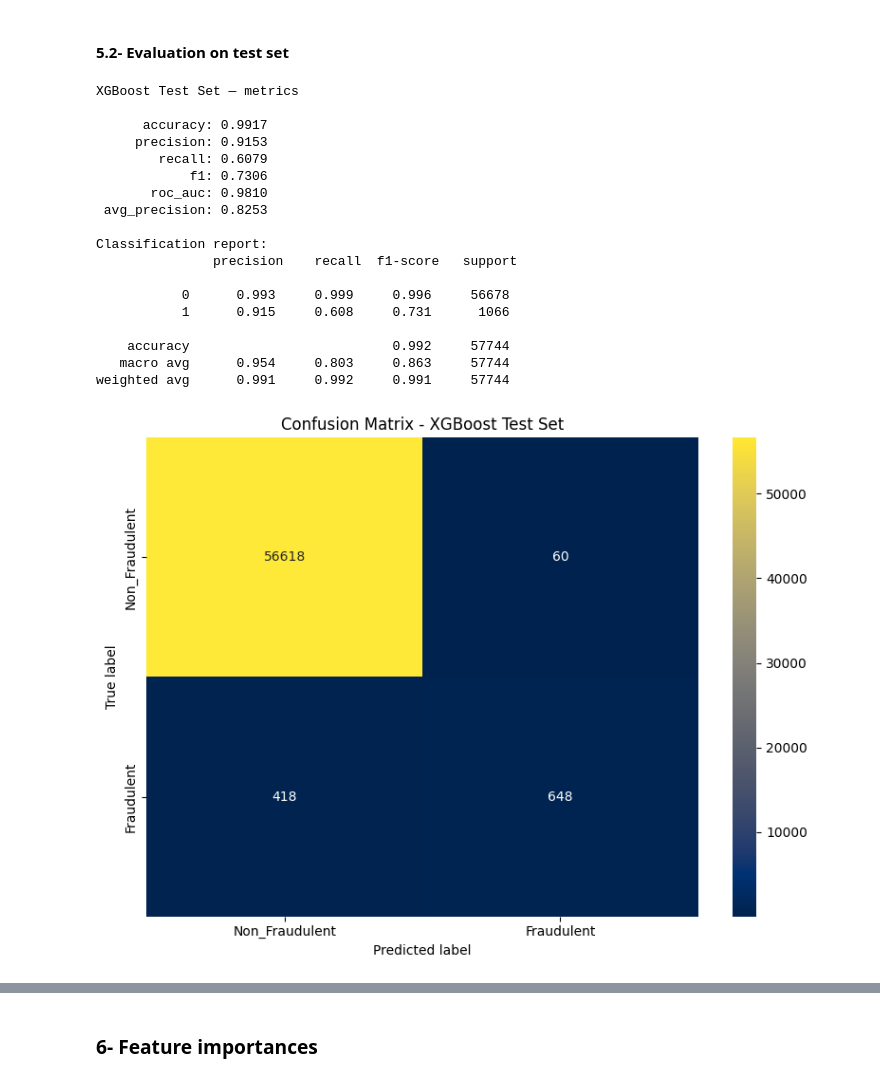
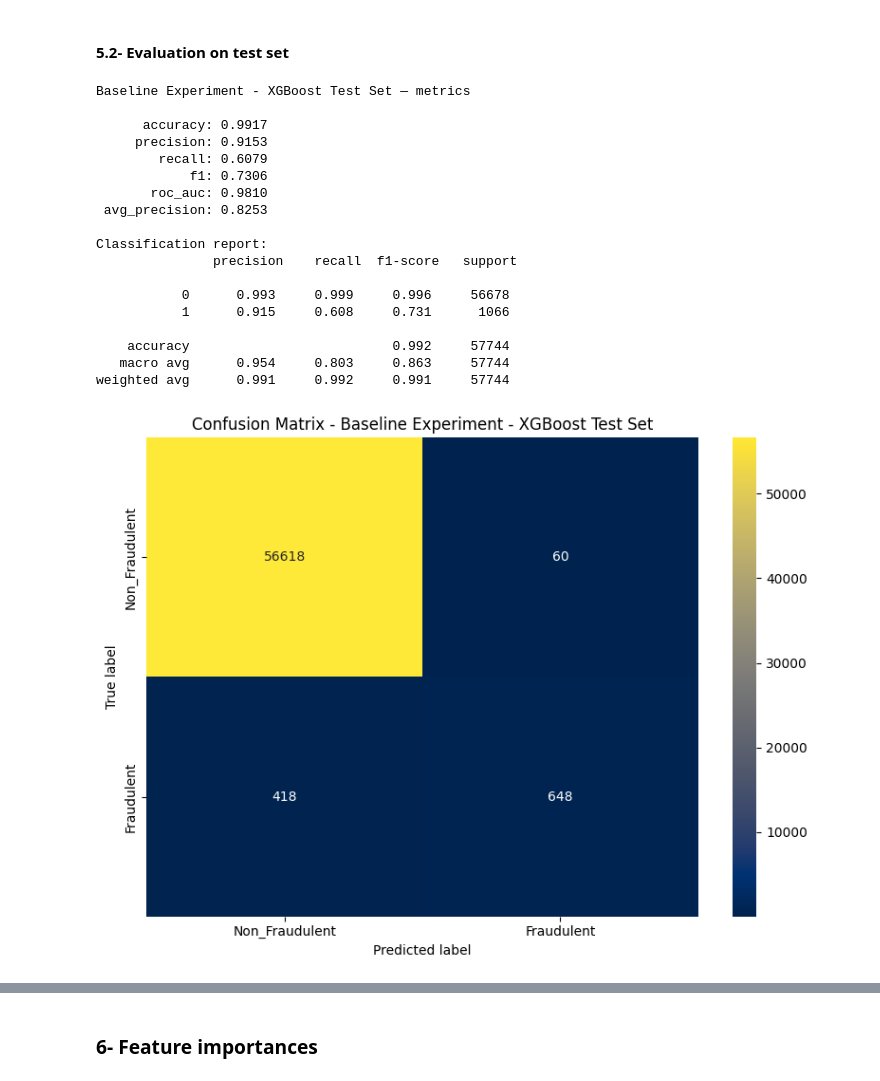
Before and after one commit to tamerthamoqa/fraud-detection-case-study, a Jupyter notebook: 4-baseline-modeling-xgboost.ipynb, the cells around one changed output, grey strips where cells are left out. Drawn from its saved outputs; the diff is of its cells as text; code cells hidden in the pictures.

```diff
--- a/4-baseline-modeling-xgboost.ipynb
+++ b/4-baseline-modeling-xgboost.ipynb
@@ -371,29 +371,29 @@ Wall time: 228 ms
 # %%
 %%time
 
 metrics = evaluate_model(
     model=model,
     X=X_test,
     y=y_test,
-    name="XGBoost Test Set"
+    name="Baseline Experiment - XGBoost Test Set"
 )
 # %% [output]
-XGBoost Test Set — metrics
+Baseline Experiment - XGBoost Test Set — metrics
 
       accuracy: 0.9917
      precision: 0.9153
         recall: 0.6079
             f1: 0.7306
        roc_auc: 0.9810
  avg_precision: 0.8253
 
 Classification report:
                precision    recall  f1-score   support
 
            0      0.993     0.999     0.996     56678
            1      0.915     0.608     0.731      1066
 
     accuracy                          0.992     57744
    macro avg      0.954     0.803     0.863     57744
 weighted avg      0.991     0.992     0.991     57744
-[figure, old version]
+[figure, new version]
```
Also changed, not shown: parts of 4 cells of this notebook.
